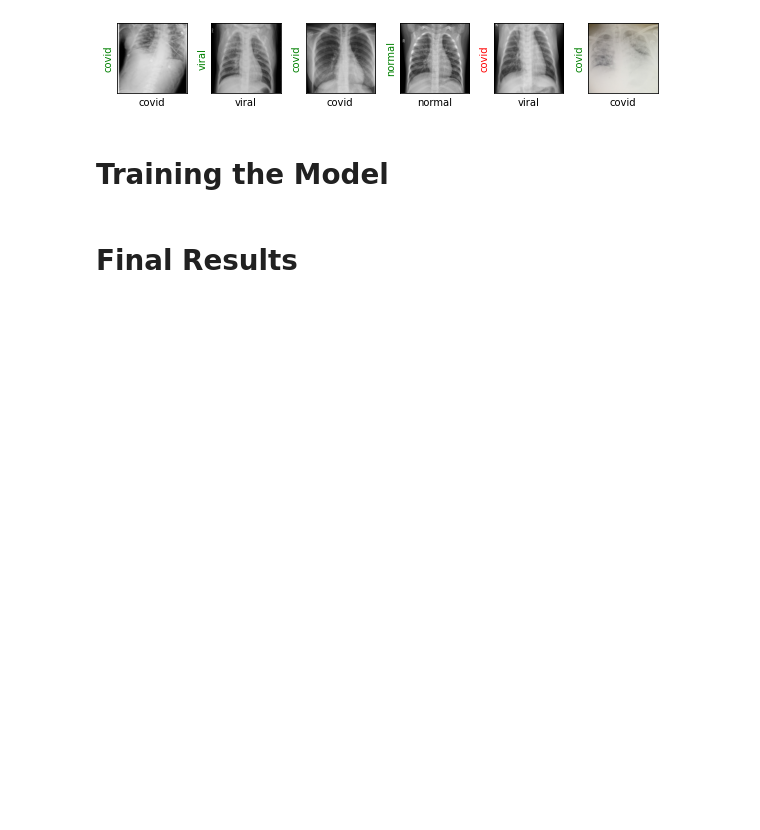
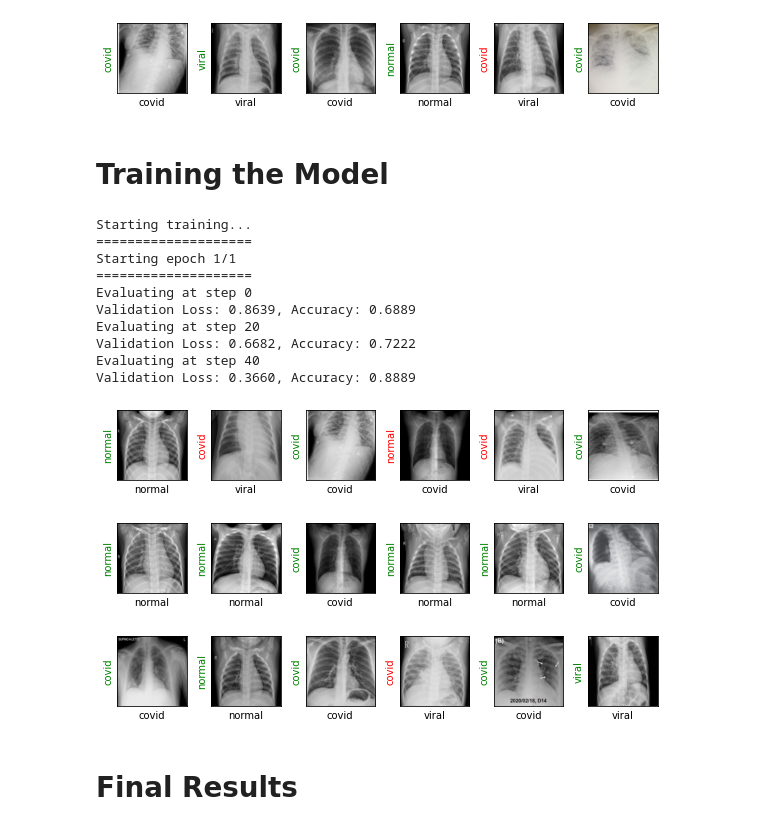
Before and after one commit to baroncurtin2/pytorch-covid19, a Jupyter notebook: covid19.ipynb, the cells around one changed output. Drawn from its saved outputs; the diff is of its cells as text; code cells hidden in the pictures; blank space fills up the shorter version.

Commit message:
train model

```diff
--- a/covid19.ipynb
+++ b/covid19.ipynb
@@ -223,2 +271,20 @@ show_preds()
+# %%
+%%time
+
+train(epochs=1)
+# %% [output]
+Starting training...
+====================
+Starting epoch 1/1
+====================
+Evaluating at step 0
+Validation Loss: 0.8639, Accuracy: 0.6889
+Evaluating at step 20
+Validation Loss: 0.6682, Accuracy: 0.7222
+Evaluating at step 40
+Validation Loss: 0.3660, Accuracy: 0.8889
+[figure, added]
+[figure, added]
+[figure, added]
 # %% [markdown]
 # Final Results
```
Also changed, not shown: parts of 1 cell of this notebook.
